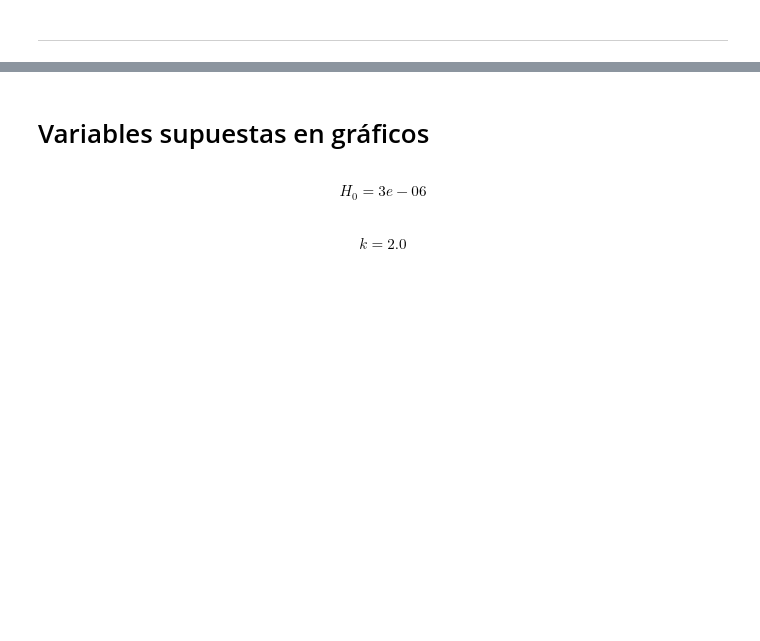
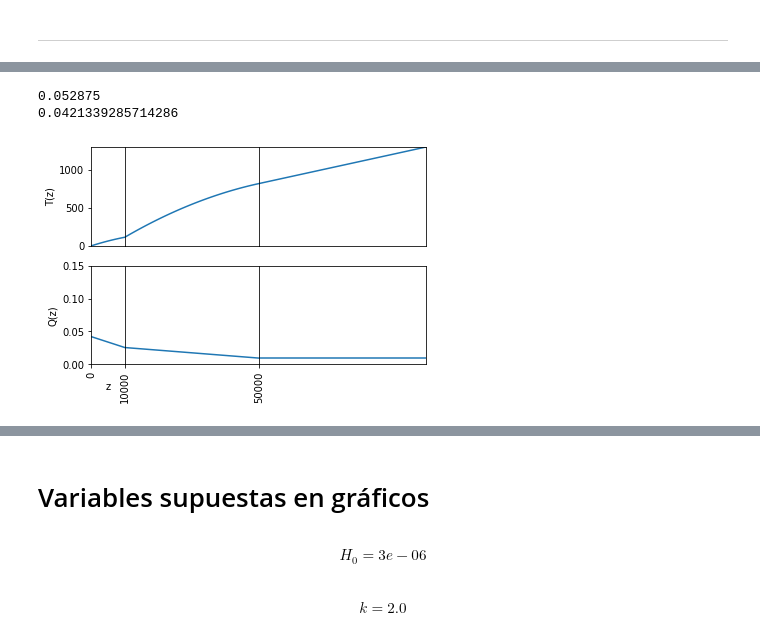
Before and after one commit to idest/andestm_standalone, a Jupyter notebook: Ecuaciones Modelo Termal_Z_0.ipynb, the cells around one changed output, grey strips where cells are left out. Cells and saved outputs as stored; diff of their text form; code cells hidden in the pictures; blank space fills up the shorter version.

```diff
--- a/Ecuaciones Modelo Termal_Z_0.ipynb
+++ b/Ecuaciones Modelo Termal_Z_0.ipynb
@@ -550,3 +675,6 @@ Eq_34 = Eq_24.subs(Qm, sp.solve(Eq_30, Qm)[0])
 printeq(sp.expand(Eq_34,34),34)
 # %% [output]
 $$k \frac{d}{d z} T{\left(z \right)} = - H_{lc} Z_{i} + H_{lc} Z_{m} + \frac{H_{lc} Z_{i}^{2}}{2 Z_{f}} - \frac{H_{lc} Z_{m}^{2}}{2 Z_{f}} + H_{uc} Z_{i} - H_{uc} z - \frac{H_{uc} Z_{i}^{2}}{2 Z_{f}} + \frac{T_{f} k}{Z_{f}} \;(eq.34)$$
+# %%
+Eq_34_c = Eq_24_c.subs(Qm, sp.solve(Eq_30_c, Qm)[0])
+printeq(sp.expand(Eq_34_c),34.1)
@@ -559,3 +689,6 @@ Eq_35 = Eq_20.subs(Qm, sp.solve(Eq_30, Qm)[0])
 printeq(sp.expand(Eq_35),35)
 # %% [output]
 $$k \frac{d}{d z} T{\left(z \right)} = H_{lc} Z_{m} - H_{lc} z + \frac{H_{lc} Z_{i}^{2}}{2 Z_{f}} - \frac{H_{lc} Z_{m}^{2}}{2 Z_{f}} - \frac{H_{uc} Z_{i}^{2}}{2 Z_{f}} + \frac{T_{f} k}{Z_{f}} \;(eq.35)$$
+# %%
+Eq_35_c = Eq_20_c.subs(Qm, sp.solve(Eq_30_c, Qm)[0])
+printeq(sp.expand(Eq_35_c),35.1)
@@ -568,3 +703,6 @@ Eq_36 = Eq_2.subs(Qm, sp.solve(Eq_30, Qm)[0])
 printeq(sp.expand(Eq_36),36)
 # %% [output]
 $$k \frac{d}{d z} T{\left(z \right)} = \frac{H_{lc} Z_{i}^{2}}{2 Z_{f}} - \frac{H_{lc} Z_{m}^{2}}{2 Z_{f}} - \frac{H_{uc} Z_{i}^{2}}{2 Z_{f}} + \frac{T_{f} k}{Z_{f}} \;(eq.36)$$
+# %%
+Eq_36_c = Eq_2.subs(Qm, sp.solve(Eq_30_c, Qm)[0])
+printeq(sp.expand(Eq_36_c),36.1)
@@ -625,3 +765,61 @@ fig.subplots_adjust(wspace=0.05)
+# %%
+T_z_upper_crust_M2_c = sp.lambdify(z,Eq_31_c.args[1].subs(substitutions))
+T_z_lower_crust_M2_c = sp.lambdify(z,Eq_32_c.args[1].subs(substitutions))
+T_z_mantle_M2_c = sp.lambdify(z,Eq_33_c.args[1].subs(substitutions))
+Q_z_upper_crust_M2_c = sp.lambdify(z,Eq_34_c.args[1].subs(substitutions))
+Q_z_lower_crust_M2_c = sp.lambdify(z,Eq_35_c.args[1].subs(substitutions))
+Q_z_mantle_M2_c = sp.lambdify(z,Eq_36_c.args[1].subs(substitutions))
+# %%
+print(Q_z_upper_crust_M2(0))
+print(Q_z_upper_crust_M2_c(0))
+# %% [output]
+0.052875
+0.0421339285714286
+# %%
+divisor = substitutions[Zf]-substitutions[Zm]
+fig, axes = plt.subplots(nrows=2,ncols=3, gridspec_kw={
+   'width_ratios': [(substitutions[Zi]-substitutions[Zo])/divisor,
+                    (substitutions[Zm]-substitutions[Zi])/divisor,
+                    (substitutions[Zf]-substitutions[Zm])/divisor],
+    'height_ratios': [1,1]
+})
+axes[0][0].plot(domain, T_z_upper_crust_M2_c(domain))
+axes[0][1].plot(domain, T_z_lower_crust_M2_c(domain))
+axes[0][2].plot(domain, T_z_mantle_M2_c(domain))
+axes[1][0].plot(domain, Q_z_upper_crust_M2_c(domain))
+axes[1][1].plot(domain, Q_z_lower_crust_M2_c(domain))
+axes[1][2].plot(domain, np.repeat(Q_z_mantle_M2_c(domain),len(domain)))
+axes[0][0].set_xlim(substitutions[Zo],substitutions[Zi])
+axes[0][1].set_xlim(substitutions[Zi],substitutions[Zm])
+axes[0][2].set_xlim(substitutions[Zm],substitutions[Zf])
+axes[0][0].set_ylim(0,1300)
+axes[0][1].set_ylim(0,1300)
+axes[0][2].set_ylim(0,1300)
+axes[0][0].set_xticks([])
+axes[0][1].set_xticks([])
+axes[0][2].set_xticks([])
+axes[0][1].set_yticks([])
+axes[0][2].set_yticks([])
+axes[1][0].set_xlim(substitutions[Zo],substitutions[Zi])
+axes[1][1].set_xlim(substitutions[Zi],substitutions[Zm])
+axes[1][2].set_xlim(substitutions[Zm],substitutions[Zf])
+axes[1][0].set_ylim(0.0,0.15)
+axes[1][1].set_ylim(0.0,0.15)
+axes[1][2].set_ylim(0.0,0.15)
+axes[1][0].set_xticks([substitutions[Zo]])
+axes[1][1].set_xticks([substitutions[Zi]])
+axes[1][2].set_xticks([substitutions[Zm]])
+axes[1][1].set_yticks([])
+axes[1][2].set_yticks([])
+axes[1][0].tick_params('x', labelrotation=90)
+axes[1][1].tick_params('x', labelrotation=90)
+axes[1][2].tick_params('x', labelrotation=90)
+axes[0][0].set_ylabel("T(z)")
+axes[1][0].set_ylabel("Q(z)")
+axes[1][0].set_xlabel("z")
+fig.subplots_adjust(wspace=0.00)
+# %% [output]
+[figure, added]
 # %%
 print("T_uc(Zi) = ", T_z_upper_crust_M2(substitutions[Zi]))
 print("T_lc(Zi) = ", T_z_lower_crust_M2(substitutions[Zi]))
```
Also changed, not shown: parts of 34 cells of this notebook, 1 other file.
